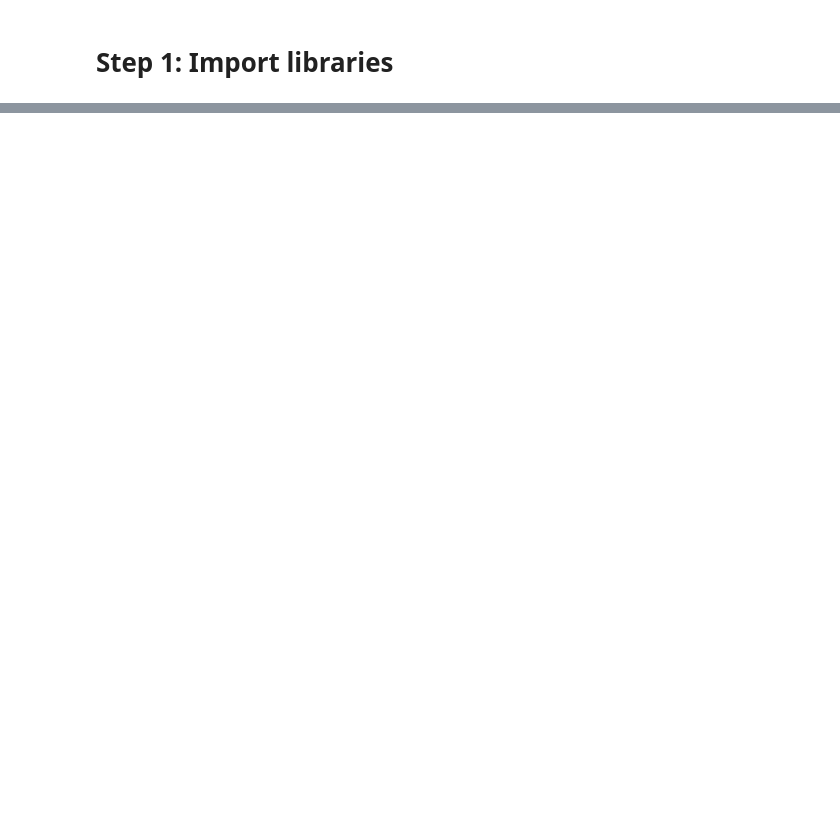
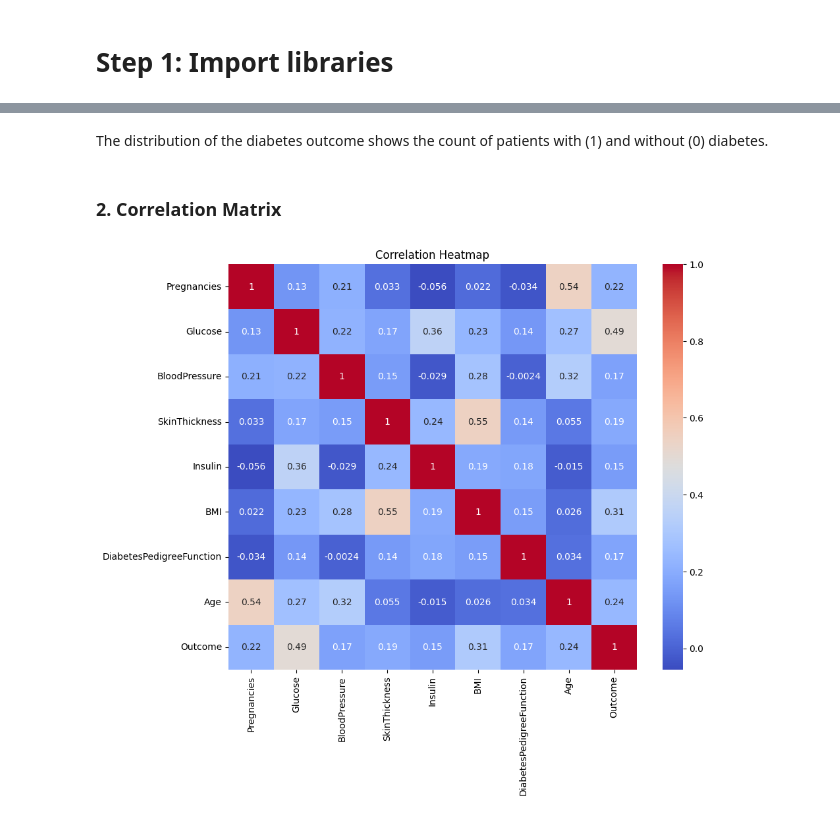
Before and after one commit to Faryalrifaz/Diabetes_Classification_through_ML_Algorithmes-, a Jupyter notebook: logistic-regression.ipynb, the cells around one changed output, grey strips where cells are left out. Cells and saved outputs as stored; diff of their text form; code cells hidden in the pictures; blank space fills up the shorter version.

```diff
--- a/logistic-regression.ipynb
+++ b/logistic-regression.ipynb
@@ -101,0 +152,11 @@ While the model demonstrates solid overall performance, it could be improved fur
+# %% [markdown]
+The distribution of the diabetes outcome shows the count of patients with (1) and without (0) diabetes.
+# %% [markdown]
+### **2. Correlation Matrix**
+# %%
+plt.figure(figsize=(10,8))
+sns.heatmap(data.corr(), annot=True, cmap='coolwarm')
+plt.title('Correlation Heatmap')
+plt.show()
+# %% [output]
+[figure, added]
```
Also changed, not shown: parts of 57 cells of this notebook.
